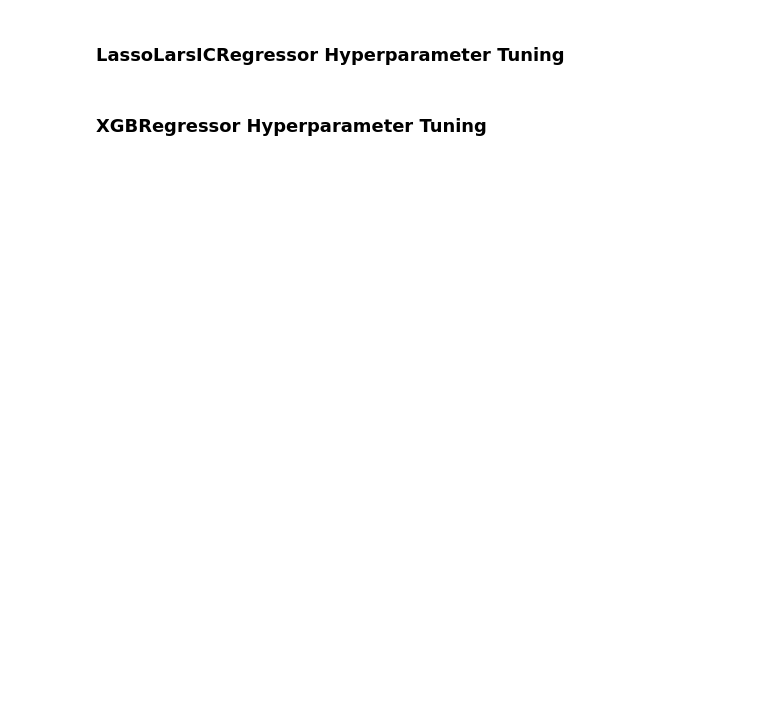
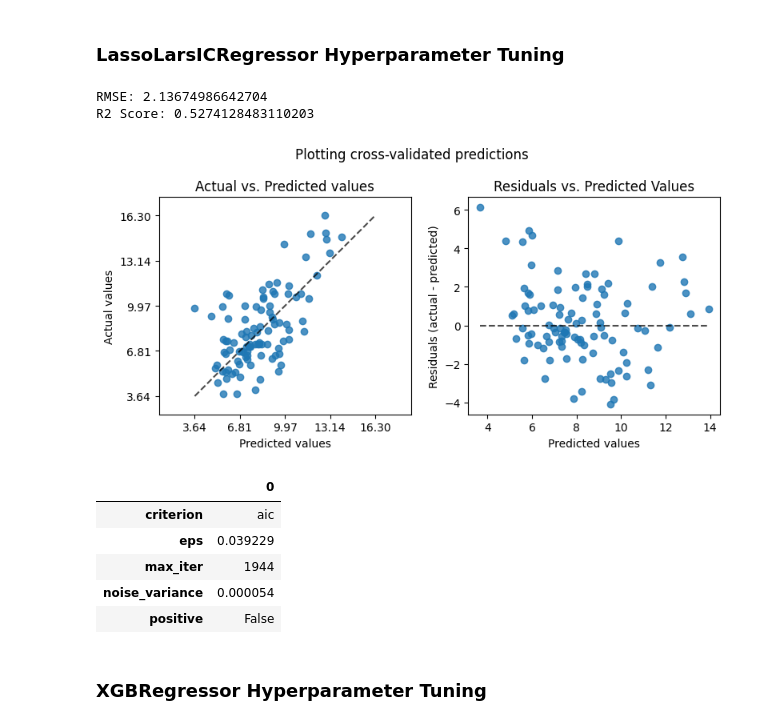
Before and after one commit to masaver/brist1d, a Jupyter notebook: reports/rendering-1/04-modelling/02-model-2/05-hyperparameter-tuning.ipynb, the cells around one changed output. Cells and saved outputs as stored; diff of their text form; code cells hidden in the pictures; blank space fills up the shorter version.

```diff
--- a/reports/rendering-1/04-modelling/02-model-2/05-hyperparameter-tuning.ipynb
+++ b/reports/rendering-1/04-modelling/02-model-2/05-hyperparameter-tuning.ipynb
@@ -71,12 +103,38 @@ tuner.get_params()
 # %% [markdown]
 ### LassoLarsICRegressor Hyperparameter Tuning
 # %%
-from src.features.tuners import LassoLarsICHyperparameterTuner
+from sklearn.linear_model import LassoLarsIC
+from skopt.space import Categorical, Real, Integer
+from helpers import tune_hyperparameters
 
-tuner = LassoLarsICHyperparameterTuner(search_space='custom')
-tuner.fit(X_train, y_train, X_augmented_val, y_augmented_val)
-tuner.show_chart()
-tuner.get_params()
+search_space = {
+    'criterion': Categorical(['aic', 'bic']),
+    'eps': Real(1e-6, 1e-1, prior='log-uniform'),
+    'max_iter': Integer(1000, 10000),
+    'noise_variance': Real(1e-6, 1e-2, prior='log-uniform'),
+    'positive': Categorical([True, False]),
+}
+
+model = LassoLarsIC()
+_, best_params = tune_hyperparameters(
+    model, search_space,
+    X_train, y_train,
+    X_augmented, y_augmented,
+    num_iter=50, n_splits=5,
+    verbose=False, show_results=True
+)
+
+pd.DataFrame(best_params, index=[0]).T
+# %% [output]
+RMSE: 2.13674986642704
+R2 Score: 0.5274128483110203
+[figure, added]
+|  | 0 |
+| criterion | aic |
+| eps | 0.039229 |
+| max_iter | 1944 |
+| noise_variance | 0.000054 |
+| positive | False |
 # %% [markdown]
 ### XGBRegressor Hyperparameter Tuning
 # %%
```
Also changed, not shown: parts of 5 cells of this notebook, 3 other files.
